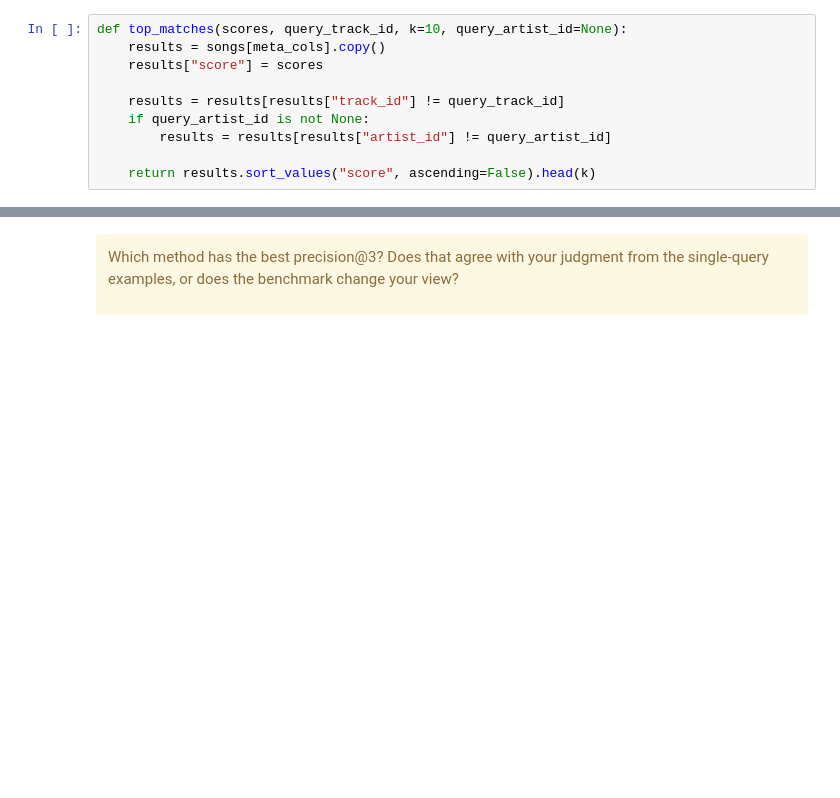
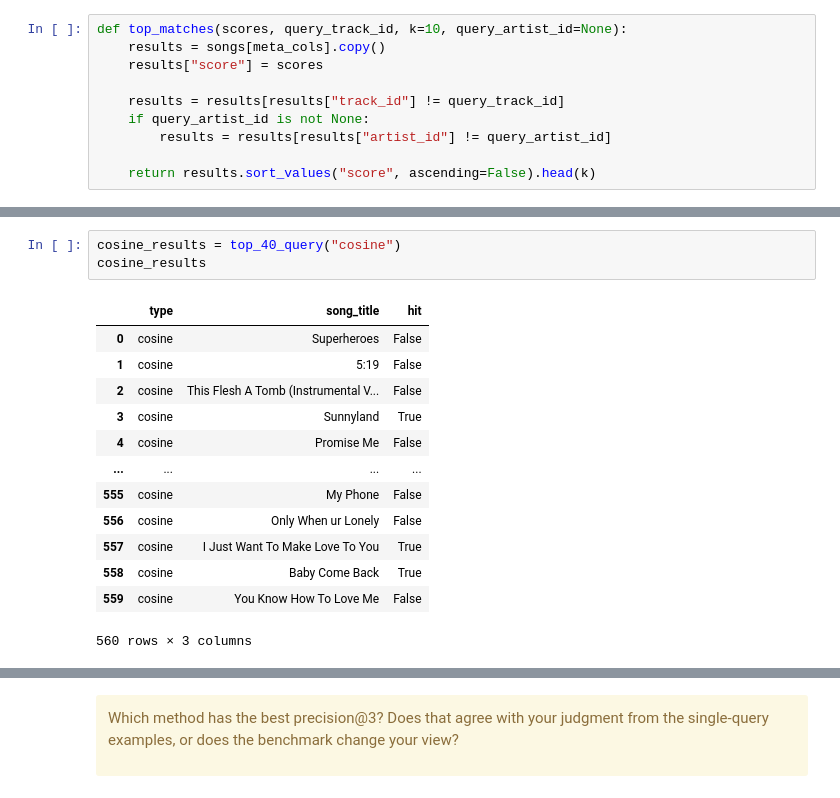
Before and after one commit to hdykens/UU_Lab_Repo, a Jupyter notebook: lab_02_in_class.ipynb, the cells around one changed output, grey strips where cells are left out. Drawn from its saved outputs; the diff is of its cells as text; blank space fills up the shorter version.

```diff
--- a/lab_02_in_class.ipynb
+++ b/lab_02_in_class.ipynb
@@ -849,0 +856,17 @@ hit
+# %%
+cosine_results = top_40_query("cosine")
+cosine_results
+# %% [output]
+|  | type | song_title | hit |
+| 0 | cosine | Superheroes | False |
+| 1 | cosine | 5:19 | False |
+| 2 | cosine | This Flesh A Tomb (Instrumental V... | False |
+| 3 | cosine | Sunnyland | True |
+| 4 | cosine | Promise Me | False |
+| ... | ... | ... | ... |
+| 555 | cosine | My Phone | False |
+| 556 | cosine | Only When ur Lonely | False |
+| 557 | cosine | I Just Want To Make Love To You | True |
+| 558 | cosine | Baby Come Back | True |
+| 559 | cosine | You Know How To Love Me | False |
+560 rows × 3 columns
```
Also changed, not shown: parts of 3 cells of this notebook.
